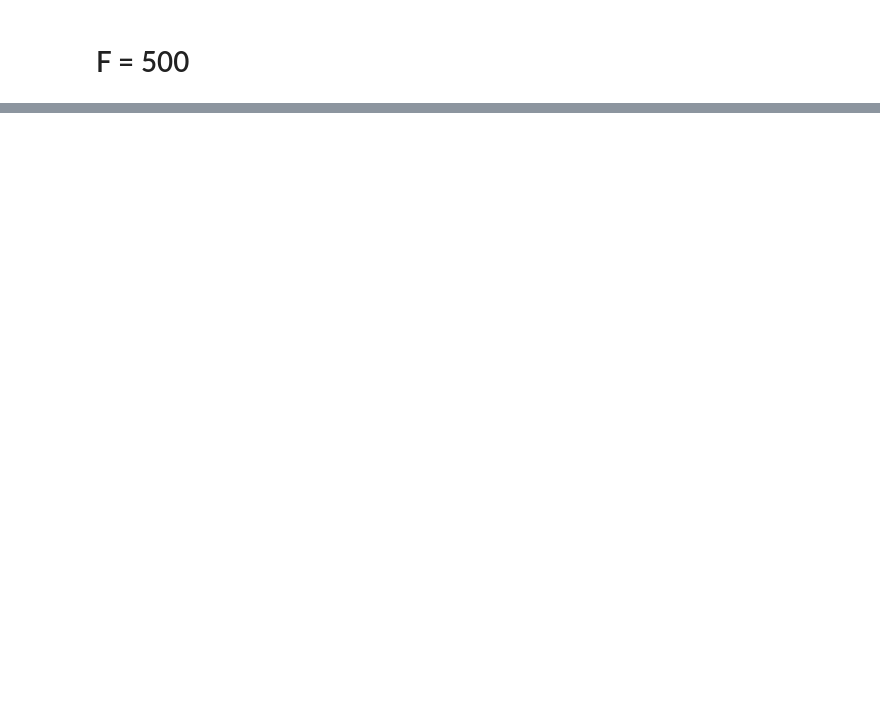
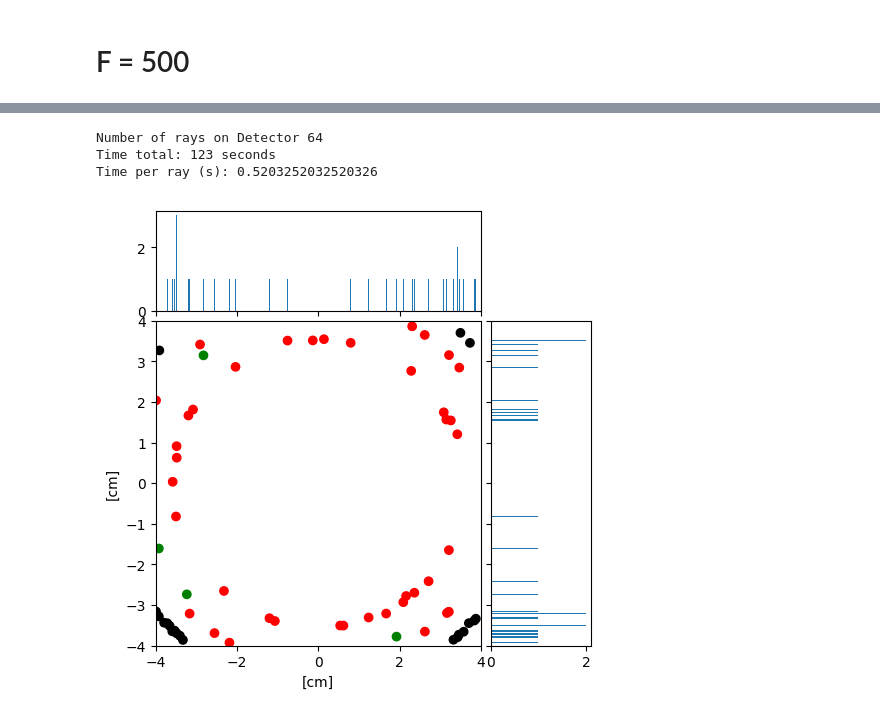
Before and after one commit to pymilo/notebooks, a Jupyter notebook: FOXSISIM_Energy_Response_Big_Angles.ipynb, the cells around one changed output, grey strips where cells are left out. Saved outputs shown, nothing was run; the diff lists cells and outputs as text; code cells hidden in the pictures; blank space fills up the shorter version.

```diff
--- a/FOXSISIM_Energy_Response_Big_Angles.ipynb
+++ b/FOXSISIM_Energy_Response_Big_Angles.ipynb
@@ -778,0 +824,22 @@ plt.show()
+# %%
+tstart = datetime.now()
+
+# pass rays through module
+module.passRays(rays, robust=True)
+# catch rays at detector
+detector.catchRays(rays)
+
+
+rays_on_detector = len(detector.rays)
+print('Number of rays on Detector ' + str(rays_on_detector))
+print('Time total: ' + str((datetime.now() - tstart).seconds) + ' seconds')
+print('Time per ray (s): ' + str(rays_on_detector / float((datetime.now() - tstart).seconds)))
+
+drays = [ray for ray in rays if ray.des[2]==230.0]
+scatterHist(drays)
+plt.show()
+# %% [output]
+Number of rays on Detector 64
+Time total: 123 seconds
+Time per ray (s): 0.5203252032520326
+[figure, added]
```
Also changed, not shown: parts of 15 cells of this notebook, 1 other file.
